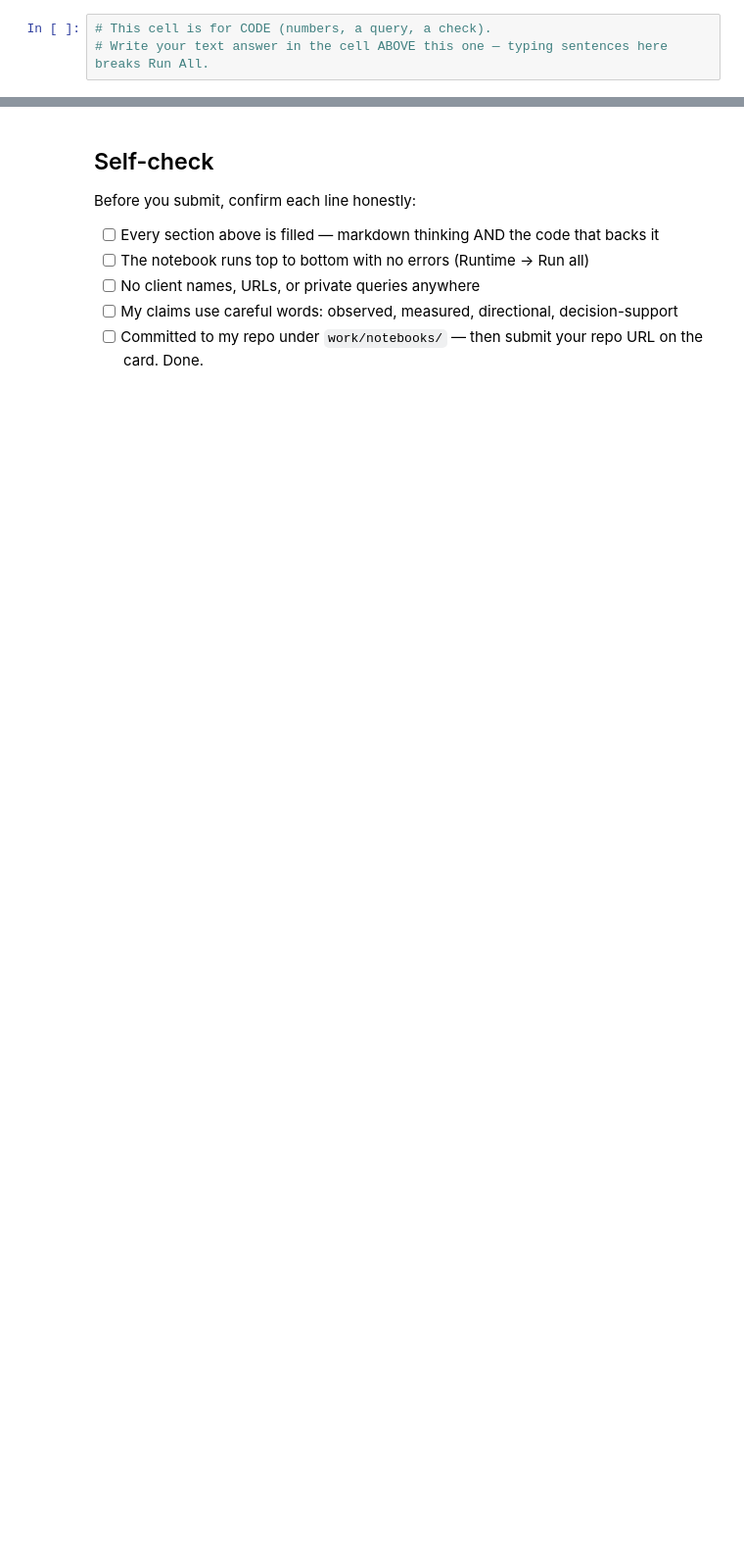
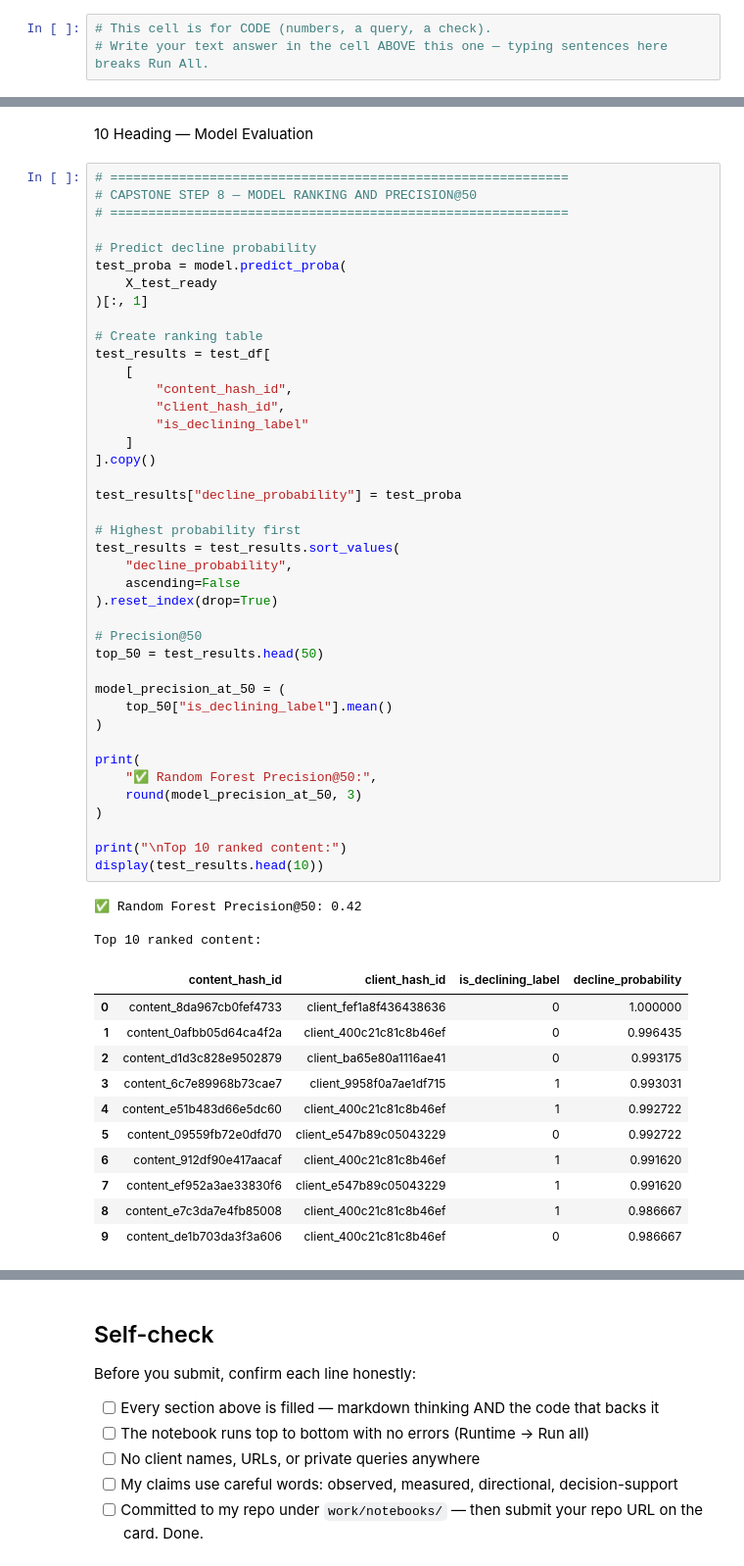
Before and after one commit to shivanilokh/flyrank-ml-internship, a Jupyter notebook: work/notebooks/capstone.ipynb, the cells around one changed output, grey strips where cells are left out. Shown at 98% size. Cells and saved outputs as stored; diff of their text form; blank space fills up the shorter version.

```diff
--- a/work/notebooks/capstone.ipynb
+++ b/work/notebooks/capstone.ipynb
@@ -57,0 +432,58 @@ This skeleton is yours to fill. Work the sections **in order** — each one has
+# %% [markdown]
+10 Heading — Model Evaluation
+# %%
+# ============================================================
+# CAPSTONE STEP 8 — MODEL RANKING AND PRECISION@50
+# ============================================================
+
+# Predict decline probability
+test_proba = model.predict_proba(
+    X_test_ready
+)[:, 1]
+
+# Create ranking table
+test_results = test_df[
+    [
+        "content_hash_id",
+        "client_hash_id",
+        "is_declining_label"
+    ]
+].copy()
+
+test_results["decline_probability"] = test_proba
+
+# Highest probability first
+test_results = test_results.sort_values(
+    "decline_probability",
+    ascending=False
+).reset_index(drop=True)
+
+# Precision@50
+top_50 = test_results.head(50)
+
+model_precision_at_50 = (
+    top_50["is_declining_label"].mean()
+)
+
+print(
+    "✅ Random Forest Precision@50:",
+    round(model_precision_at_50, 3)
+)
+
+print("\nTop 10 ranked content:")
+display(test_results.head(10))
+# %% [output]
+✅ Random Forest Precision@50: 0.42
+
+Top 10 ranked content:
+|  | content_hash_id | client_hash_id | is_declining_label | decline_probability |
+| 0 | content_8da967cb0fef4733 | client_fef1a8f436438636 | 0 | 1.000000 |
+| 1 | content_0afbb05d64ca4f2a | client_400c21c81c8b46ef | 0 | 0.996435 |
+| 2 | content_d1d3c828e9502879 | client_ba65e80a1116ae41 | 0 | 0.993175 |
+| 3 | content_6c7e89968b73cae7 | client_9958f0a7ae1df715 | 1 | 0.993031 |
+| 4 | content_e51b483d66e5dc60 | client_400c21c81c8b46ef | 1 | 0.992722 |
+| 5 | content_09559fb72e0dfd70 | client_e547b89c05043229 | 0 | 0.992722 |
+| 6 | content_912df90e417aacaf | client_400c21c81c8b46ef | 1 | 0.991620 |
+| 7 | content_ef952a3ae33830f6 | client_e547b89c05043229 | 1 | 0.991620 |
+| 8 | content_e7c3da7e4fb85008 | client_400c21c81c8b46ef | 1 | 0.986667 |
+| 9 | content_de1b703da3f3a606 | client_400c21c81c8b46ef | 0 | 0.986667 |
```
Also changed, not shown: parts of 40 cells of this notebook.
